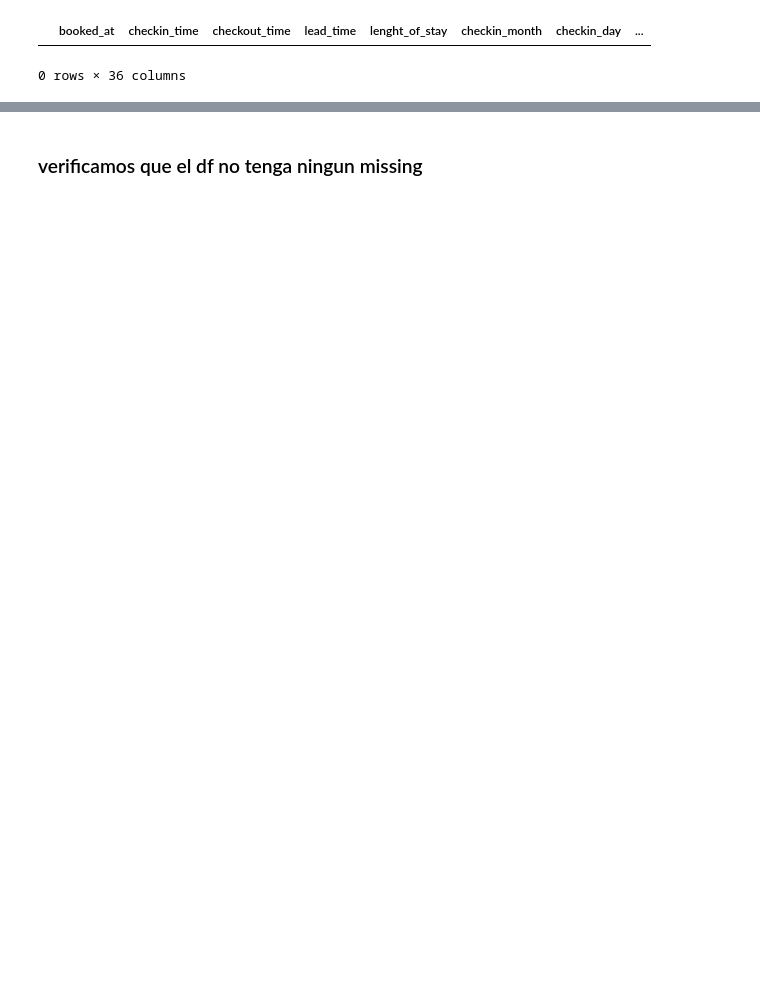
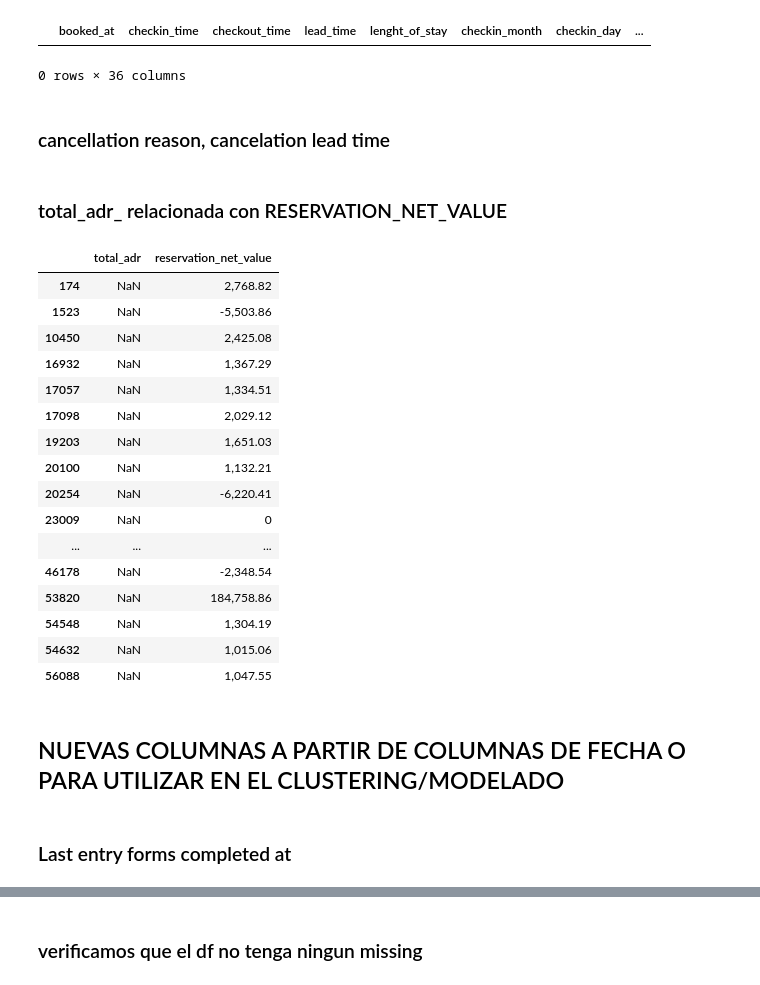
Before and after one commit to IkerTorrecilla/RETO06_NARANJA, a Jupyter notebook: Limpieza de datos.ipynb, the cells around one changed output, grey strips where cells are left out. Saved outputs shown, nothing was run; the diff lists cells and outputs as text; code cells hidden in the pictures; blank space fills up the shorter version.

```diff
--- a/Limpieza de datos.ipynb
+++ b/Limpieza de datos.ipynb
@@ -131,8 +189,5 @@ df[(df['completed_entry_forms_count']>0) & (df['all_entry_forms_completed']== 'n
 # %% [output]
 |  | booked_at | checkin_time | checkout_time | lead_time | lenght_of_stay | checkin_month | checkin_day | ... |
 0 rows × 36 columns
-# %%
-# imputamos LAST_ENTRY_FORM_COMPLETED_AT con una fecha indicativa para que luego podamos hacer un análisis adecuado. fecha: '1900-01-01'
-# Para conteo
-
-df['last_entry_form_completed_at'] = df['last_entry_form_completed_at'].fillna(pd.Timestamp('1900-01-01'))  # fecha indicativa
+# %% [markdown]
+### cancellation reason, cancelation lead time
@@ -138,0 +201,26 @@ df['last_entry_form_completed_at'] = df['last_entry_form_completed_at'].fillna(p
+# %% [markdown]
+### total_adr_ relacionada con RESERVATION_NET_VALUE
+# %%
+df.loc[df['total_adr'].isna(),['total_adr','reservation_net_value']] # hay reservas en los que el valor es negativo o 0, QUE HACEMOS???
+# %% [output]
+|  | total_adr | reservation_net_value |
+| 174 | NaN | 2,768.82 |
+| 1523 | NaN | -5,503.86 |
+| 10450 | NaN | 2,425.08 |
+| 16932 | NaN | 1,367.29 |
+| 17057 | NaN | 1,334.51 |
+| 17098 | NaN | 2,029.12 |
+| 19203 | NaN | 1,651.03 |
+| 20100 | NaN | 1,132.21 |
+| 20254 | NaN | -6,220.41 |
+| 23009 | NaN | 0 |
+| ... | ... | ... |
+| 46178 | NaN | -2,348.54 |
+| 53820 | NaN | 184,758.86 |
+| 54548 | NaN | 1,304.19 |
+| 54632 | NaN | 1,015.06 |
+| 56088 | NaN | 1,047.55 |
+# %% [markdown]
+## NUEVAS COLUMNAS A PARTIR DE COLUMNAS DE FECHA O PARA UTILIZAR EN EL CLUSTERING/MODELADO
+# %% [markdown]
+### Last entry forms completed at
```
Also changed, not shown: parts of 52 cells of this notebook.
